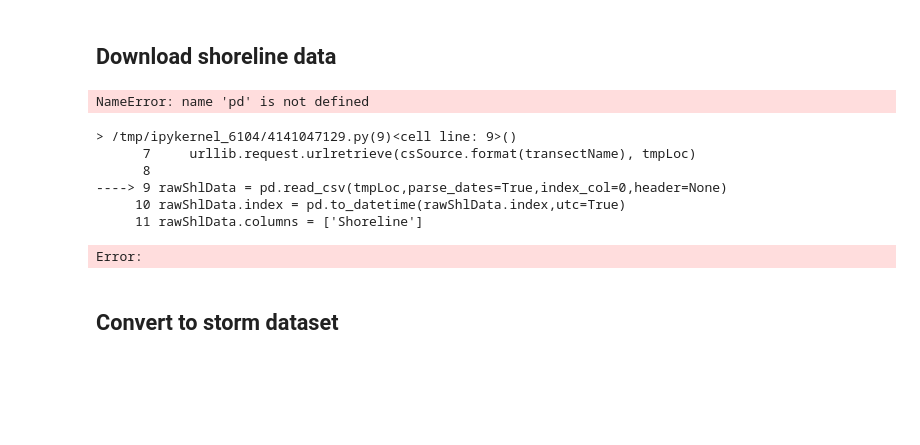
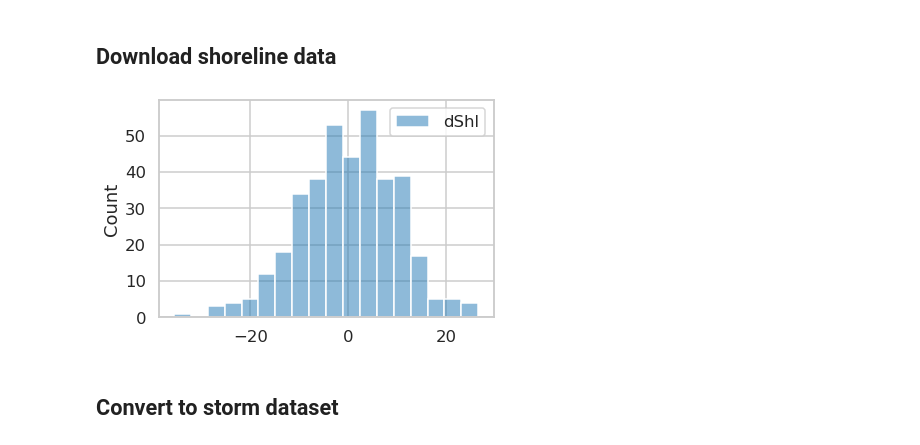
Before and after one commit to simmonsja/bayes-lr-shoreline, a Jupyter notebook: 02_numpyro_analysis.ipynb, the cells around one changed output. Drawn from its saved outputs; the diff is of its cells as text; code cells hidden in the pictures; blank space fills up the shorter version.

```diff
--- a/02_numpyro_analysis.ipynb
+++ b/02_numpyro_analysis.ipynb
@@ -65,32 +65,25 @@ rawWaveData
 # %%
 transectName = 'aus0206-0005'
 csSource = 'http://coastsat.wrl.unsw.edu.au/time-series/{}/'
-tmpLoc =  "working_data.csv"
+tmpLoc =  "{}.csv".format(transectName)
 download = False
 
 if download:
     urllib.request.urlretrieve(csSource.format(transectName), tmpLoc)
 
 rawShlData = pd.read_csv(tmpLoc,parse_dates=True,index_col=0,header=None)
 rawShlData.index = pd.to_datetime(rawShlData.index,utc=True)
 rawShlData.columns = ['Shoreline']
 rawShlData.index.name = 'Date'
 # shlData.plot()
 
 diffShlData = rawShlData.diff()
 diffShlData.columns = ['dShl']
 
 sns.histplot(diffShlData.dropna())
 None
 # %% [output]
-NameError: name 'pd' is not defined
-> /tmp/ipykernel_6104/4141047129.py(9)<cell line: 9>()
-      7     urllib.request.urlretrieve(csSource.format(transectName), tmpLoc)
-      8
-----> 9 rawShlData = pd.read_csv(tmpLoc,parse_dates=True,index_col=0,header=None)
-     10 rawShlData.index = pd.to_datetime(rawShlData.index,utc=True)
-     11 rawShlData.columns = ['Shoreline']
-Error:
+[figure, added]
 # %% [markdown]
 ## Convert to storm dataset
 # %%
```
Also changed, not shown: parts of 2 cells of this notebook, 5 other files.
